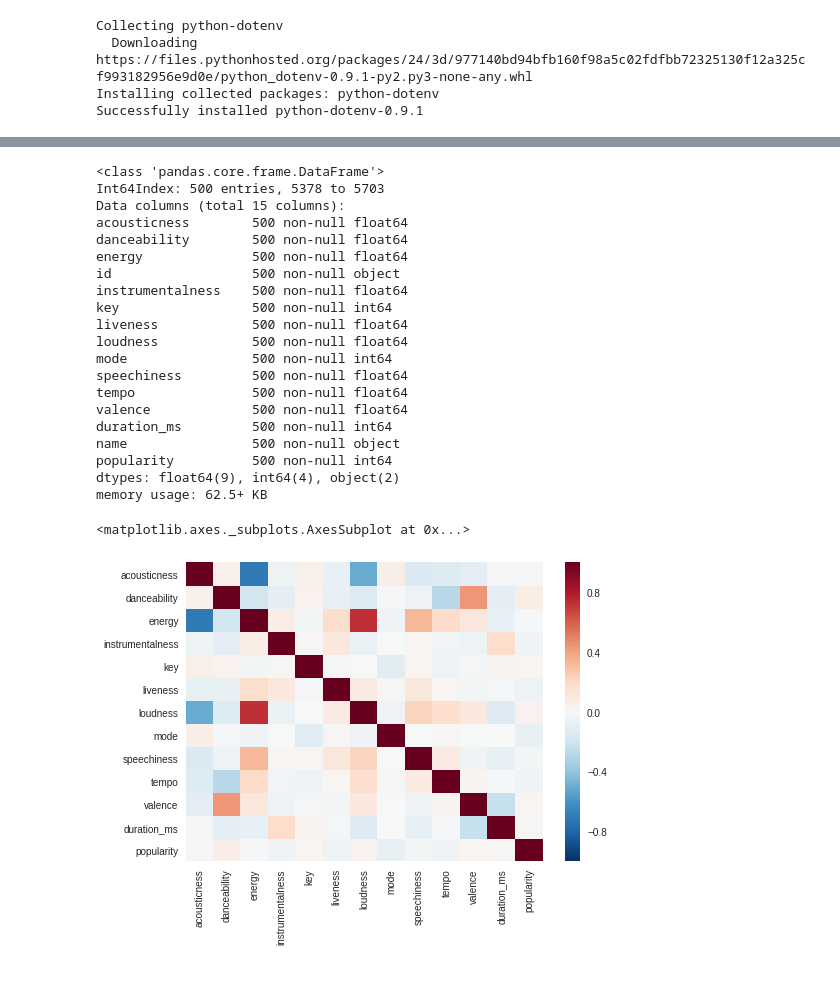
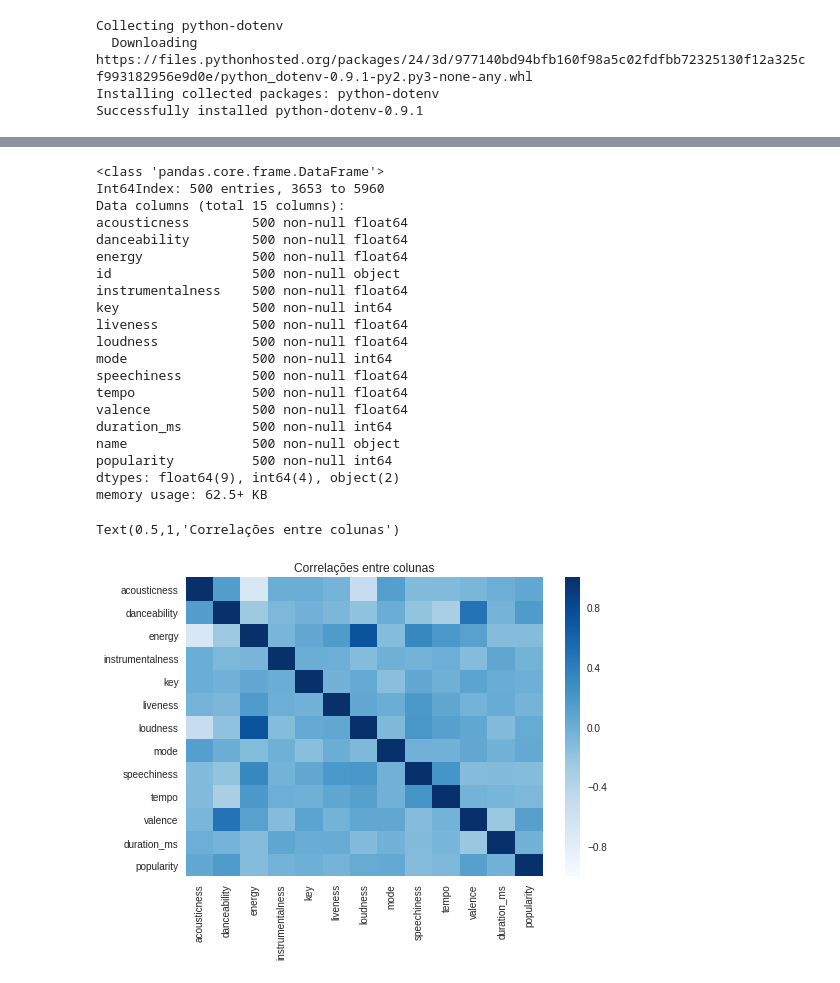
Before and after one commit to gabrielfas/spotify-playlist-analysis, a Jupyter notebook: Spotify_Data_Science.ipynb, the cells around one changed output, grey strips where cells are left out. Drawn from its saved outputs; the diff is of its cells as text; code cells hidden in the pictures.

```diff
--- a/Spotify_Data_Science.ipynb
+++ b/Spotify_Data_Science.ipynb
@@ -23,3 +23,11 @@ Collecting python-dotenv
   Downloading https://files.pythonhosted.org/packages/24/3d/977140bd94bfb160f98a5c02fdfbb72325130f12a325cf993182956e9d0e/python_dotenv-0.9.1-py2.py3-none-any.whl
 Installing collected packages: python-dotenv
 Successfully installed python-dotenv-0.9.1
+# %%
+from google.colab import files
+
+uploaded = files.upload()
+
+for fn in uploaded.keys():
+  print('User uploaded file "{name}" with length {length} bytes'.format(
+      name=fn, length=len(uploaded[fn])))
@@ -376,0 +348,19 @@ pdmusics
+# %%
+pop_artists = pdmusics.groupby('artist').popularity.mean().sort_values(ascending=False)
+pop_artists.head(15)
+
+sns.set(style="whitegrid")
+
+plt.subplot(1,2,1)
+sns.violinplot(y=pop_artists)
+plt.title('Distribuição da popularidade de artistas')
+plt.xlabel('Artistas')
+plt.ylabel('Popularidade')
+
+plt.subplot(1,2,2)
+sns.violinplot(y='popularity', data=pdmusics, color='red', saturation=0.6)
+plt.title('Distribuição da popularidade de musicas')
+plt.xlabel('Musicas')
+plt.ylabel('Popularidade')
+
+plt.show()
@@ -404,10 +404,10 @@ alldata.head(10)
 # %%
 alldata = alldata.sample(frac=1)
-alldata = alldata.iloc[:500]
+alldata = alldata[:500]
 alldata.info()
 # %% [output]
 <class 'pandas.core.frame.DataFrame'>
-Int64Index: 500 entries, 5378 to 5703
+Int64Index: 500 entries, 3653 to 5960
 Data columns (total 15 columns):
 acousticness        500 non-null float64
 danceability        500 non-null float64
@@ -427,10 +427,11 @@ popularity          500 non-null int64
 dtypes: float64(9), int64(4), object(2)
 memory usage: 62.5+ KB
 # %%
-sns.heatmap(alldata.corr())
+sns.heatmap(alldata.corr(), cmap='Blues')
+plt.title('Correlações entre colunas')
 # %% [output]
-<matplotlib.axes._subplots.AxesSubplot at 0x...>
+Text(0.5,1,'Correlações entre colunas')
-[figure, old version]
+[figure, new version]
 # %%
 alt.Chart(alldata).mark_point().encode(
     x='danceability',
```
Also changed, not shown: parts of 21 cells of this notebook.
